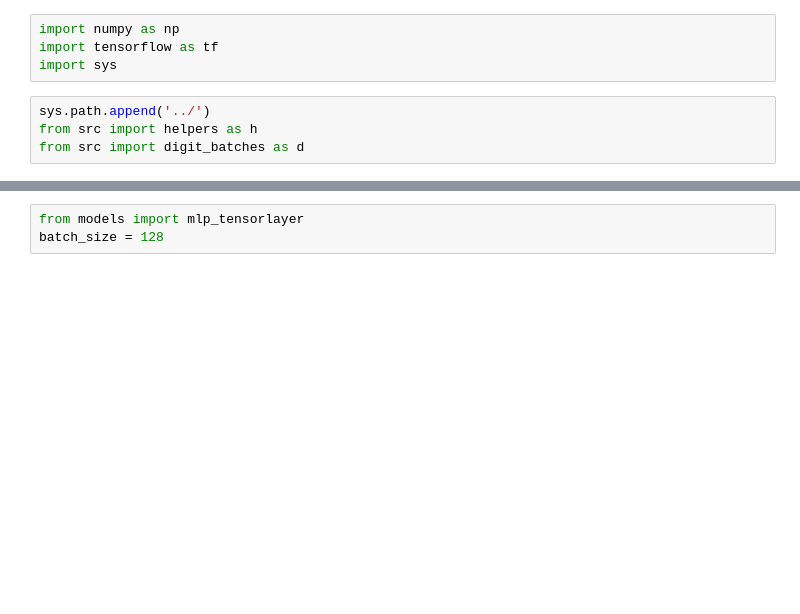
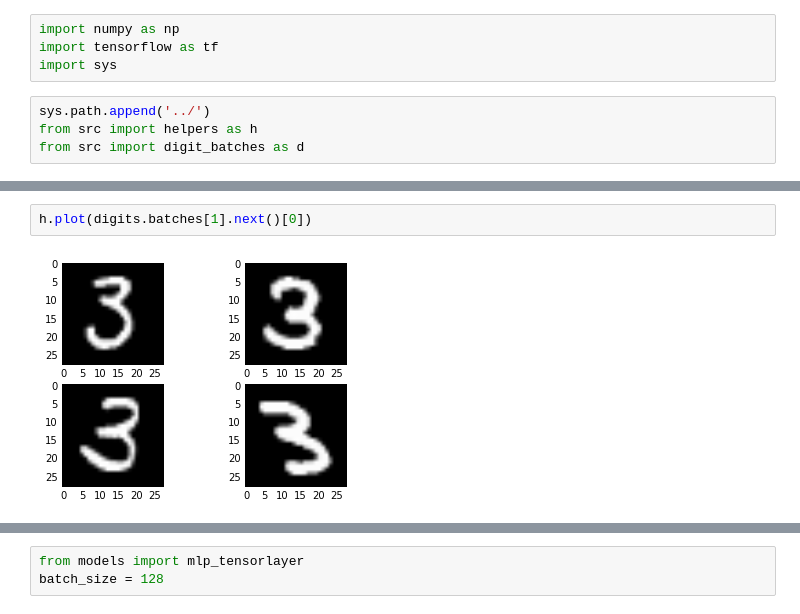
Before and after one commit to AnatoliiPotapov/MNIST-EWC, a Jupyter notebook: notebooks/mnist_digits.ipynb, the cells around one changed output, grey strips where cells are left out. Saved outputs shown, nothing was run; the diff lists cells and outputs as text; blank space fills up the shorter version.

```diff
--- a/notebooks/mnist_digits.ipynb
+++ b/notebooks/mnist_digits.ipynb
@@ -16,0 +25,4 @@ h.plot(digits.batches[0].next()[0])
+# %%
+h.plot(digits.batches[1].next()[0])
+# %% [output]
+[figure, added]
```
Also changed, not shown: parts of 28 cells of this notebook, 3 other files.
